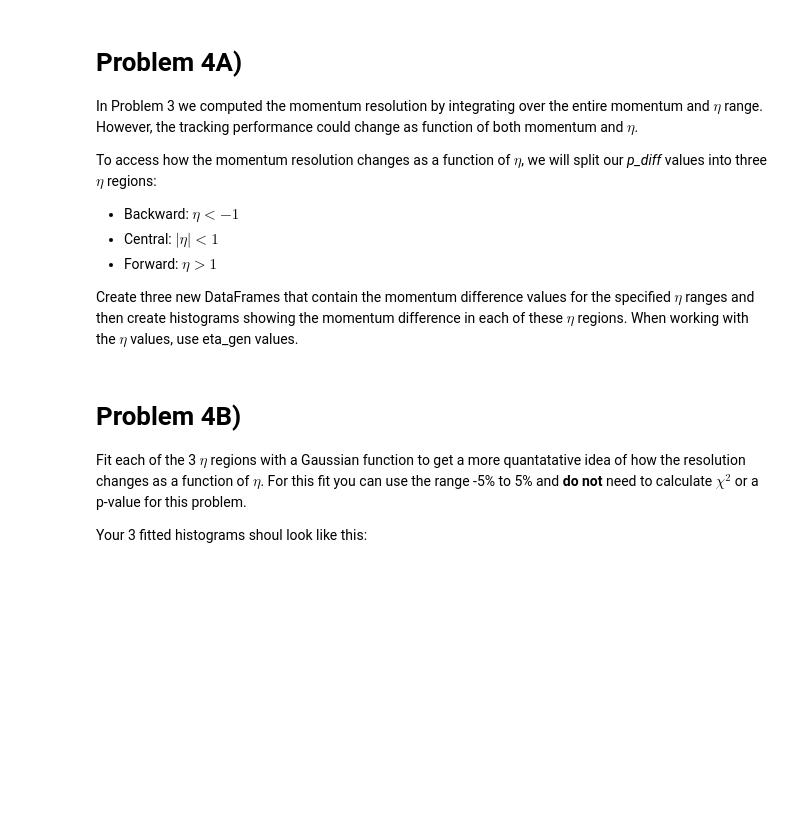
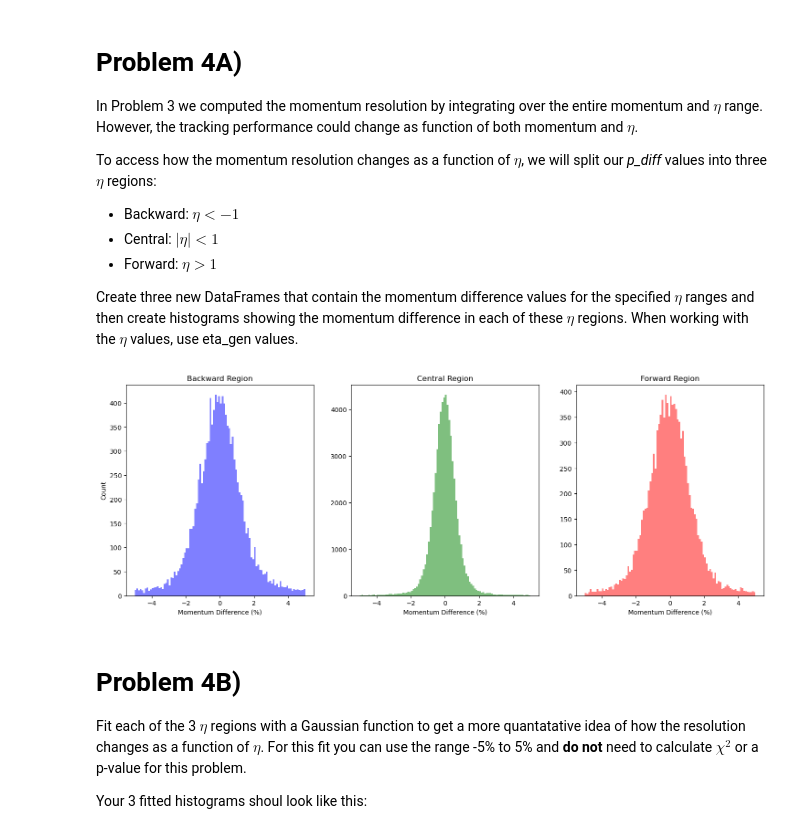
Before and after one commit to mendejf/Phys-3511-Fall24, a Jupyter notebook: Module07/Assignment/Assignment_07.ipynb, the cells around one changed output. Saved outputs shown, nothing was run; the diff lists cells and outputs as text; code cells hidden in the pictures; blank space fills up the shorter version.

```diff
--- a/Module07/Assignment/Assignment_07.ipynb
+++ b/Module07/Assignment/Assignment_07.ipynb
@@ -282,6 +275,32 @@ To access how the momentum resolution changes as a function of $\eta$, we will s
 * Forward: $\eta > 1$
 
 Create three new DataFrames that contain the momentum difference values for the specified $\eta$ ranges and then create histograms showing the momentum difference in each of these $\eta$ regions. When working with the $\eta$ values, use eta_gen values.
+# %%
+backward_df = epic_df[epic_df['eta_gen'] < -1]
+central_df = epic_df[(epic_df['eta_gen'] >= -1) & (epic_df['eta_gen'] <= 1)]
+forward_df = epic_df[epic_df['eta_gen'] > 1]
+
+hist_range = (-5, 5)
+bins = 100
+
+fig, axs = plt.subplots(1, 3, figsize=(18, 6))
+
+axs[0].hist(backward_df['p_diff'], bins=bins, range=hist_range, alpha=0.5, color='blue')
+axs[0].set_xlabel('Momentum Difference (%)')
+axs[0].set_ylabel('Count')
+axs[0].set_title('Backward Region')
+
+axs[1].hist(central_df['p_diff'], bins=bins, range=hist_range, alpha=0.5, color='green')
+axs[1].set_xlabel('Momentum Difference (%)')
+axs[1].set_title('Central Region')
+
+axs[2].hist(forward_df['p_diff'], bins=bins, range=hist_range, alpha=0.5, color='red')
+axs[2].set_xlabel('Momentum Difference (%)')
+axs[2].set_title('Forward Region')
+
+plt.show()
+# %% [output]
+[figure, added]
 # %% [markdown]
 # Problem 4B)
 
```
Also changed, not shown: parts of 2 cells of this notebook.
